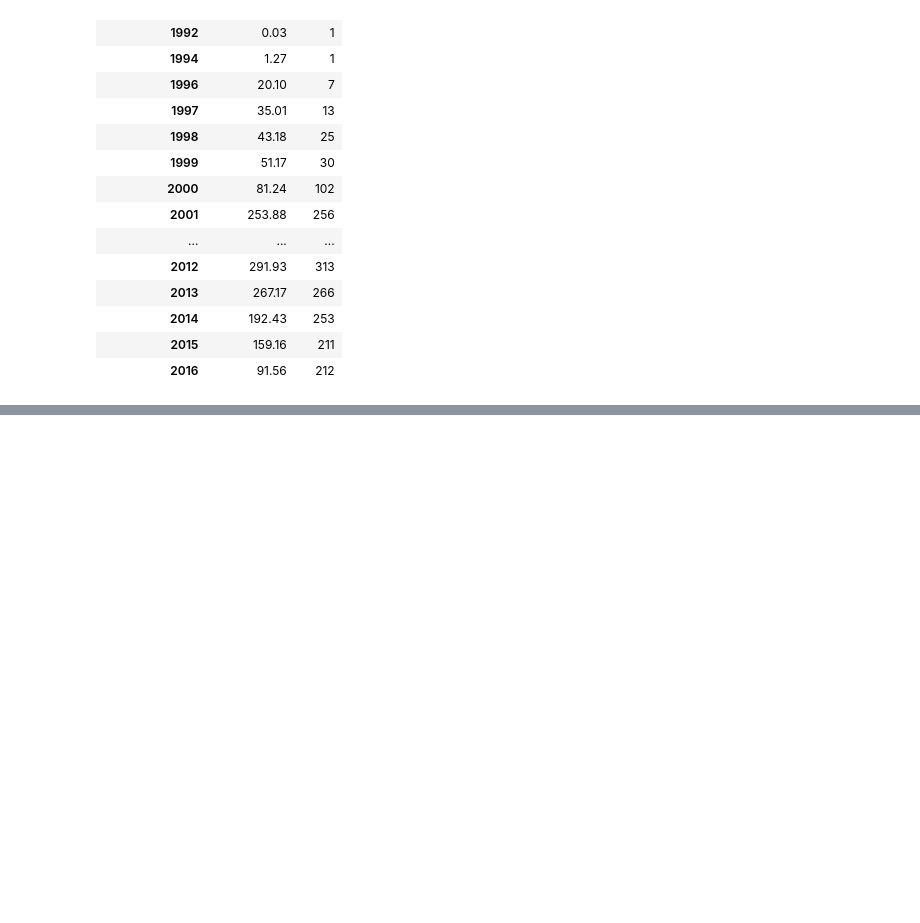
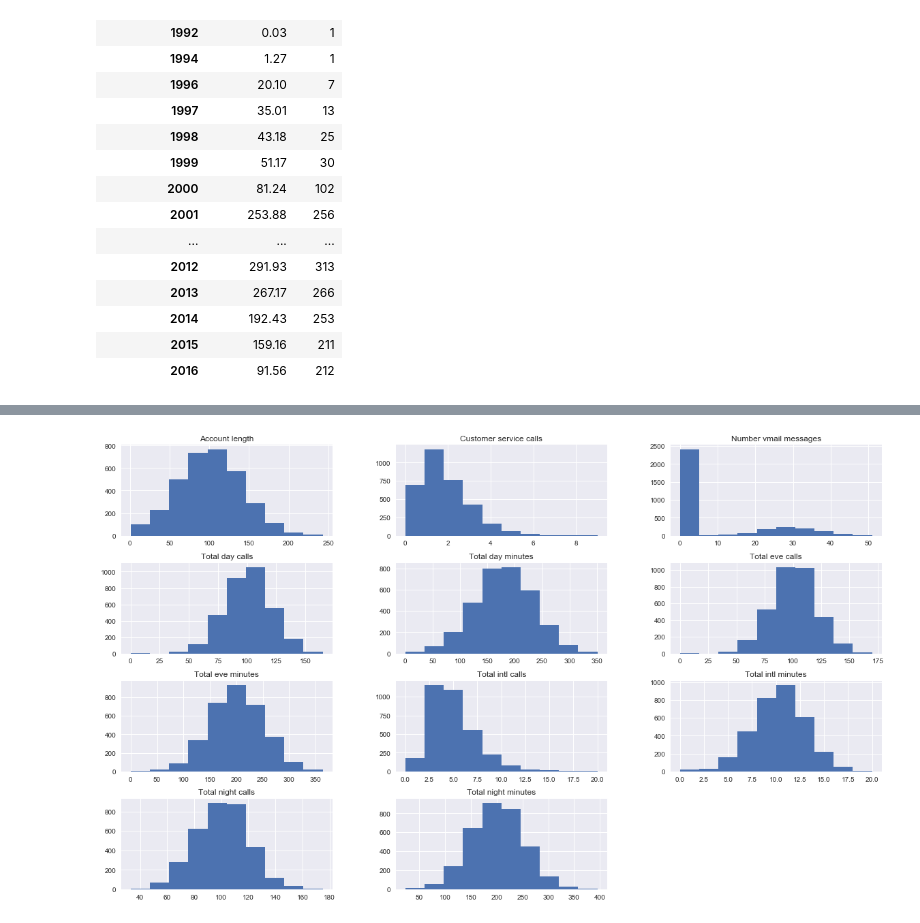
Before and after one commit to tarnenok/mlcourse_open, a Jupyter notebook: jupyter_notebooks/topic02_visual_analysis/my_article_explorations.ipynb, the cells around one changed output, grey strips where cells are left out. Saved outputs shown, nothing was run; the diff lists cells and outputs as text; code cells hidden in the pictures; blank space fills up the shorter version.

```diff
--- a/jupyter_notebooks/topic02_visual_analysis/my_article_explorations.ipynb
+++ b/jupyter_notebooks/topic02_visual_analysis/my_article_explorations.ipynb
@@ -166,0 +198,7 @@ Name: Critic_Score, dtype: float64
+# %%
+features = list(set(df.columns) - set(['State', 'International plan', 'Voice mail plan',  'Area code',
+                                      'Total day charge', 'Total eve charge', 'Total night charge',
+                                        'Total intl charge', 'Churn']))
+df[features].hist(figsize=(20,12));
+# %% [output]
+[figure, added]
```
Also changed, not shown: parts of 22 cells of this notebook.
